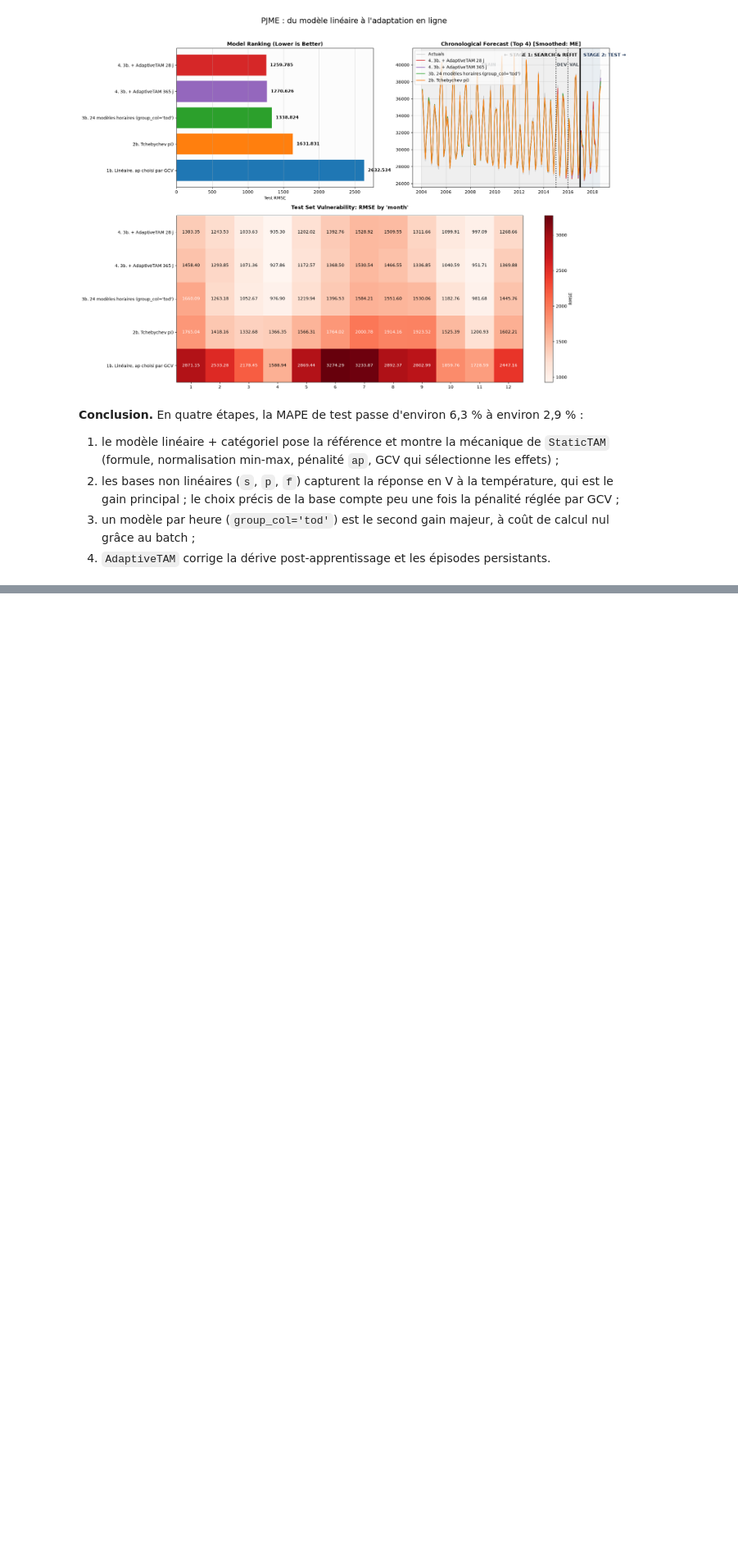
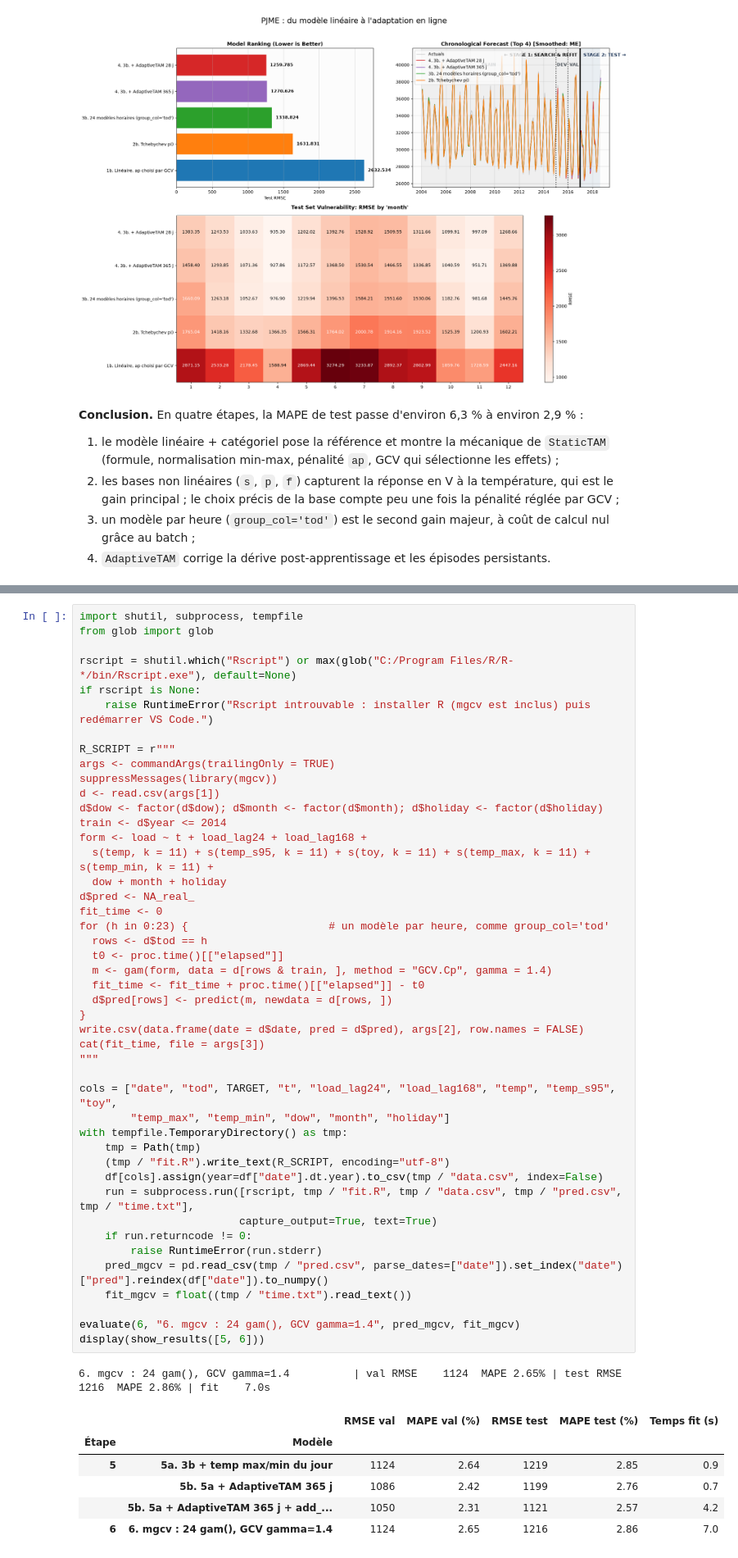
Before and after one commit to baptistebarraque/stattam-lab, a Jupyter notebook: tam_on_pjm.ipynb, the cells around one changed output, grey strips where cells are left out. Shown at 82% size. Drawn from its saved outputs; the diff is of its cells as text; blank space fills up the shorter version.

Commit message:
comparison with R mgcv

```diff
--- a/tam_on_pjm.ipynb
+++ b/tam_on_pjm.ipynb
@@ -761,0 +843,53 @@ plot_benchmark_dashboard(
+# %%
+import shutil, subprocess, tempfile
+from glob import glob
+
+rscript = shutil.which("Rscript") or max(glob("C:/Program Files/R/R-*/bin/Rscript.exe"), default=None)
+if rscript is None:
+    raise RuntimeError("Rscript introuvable : installer R (mgcv est inclus) puis redémarrer VS Code.")
+
+R_SCRIPT = r"""
+args <- commandArgs(trailingOnly = TRUE)
+suppressMessages(library(mgcv))
+d <- read.csv(args[1])
+d$dow <- factor(d$dow); d$month <- factor(d$month); d$holiday <- factor(d$holiday)
+train <- d$year <= 2014
+form <- load ~ t + load_lag24 + load_lag168 +
+  s(temp, k = 11) + s(temp_s95, k = 11) + s(toy, k = 11) + s(temp_max, k = 11) + s(temp_min, k = 11) +
+  dow + month + holiday
+d$pred <- NA_real_
+fit_time <- 0
+for (h in 0:23) {                      # un modèle par heure, comme group_col='tod'
+  rows <- d$tod == h
+  t0 <- proc.time()[["elapsed"]]
+  m <- gam(form, data = d[rows & train, ], method = "GCV.Cp", gamma = 1.4)
+  fit_time <- fit_time + proc.time()[["elapsed"]] - t0
+  d$pred[rows] <- predict(m, newdata = d[rows, ])
+}
+write.csv(data.frame(date = d$date, pred = d$pred), args[2], row.names = FALSE)
+cat(fit_time, file = args[3])
+"""
+
+cols = ["date", "tod", TARGET, "t", "load_lag24", "load_lag168", "temp", "temp_s95", "toy",
+        "temp_max", "temp_min", "dow", "month", "holiday"]
+with tempfile.TemporaryDirectory() as tmp:
+    tmp = Path(tmp)
+    (tmp / "fit.R").write_text(R_SCRIPT, encoding="utf-8")
+    df[cols].assign(year=df["date"].dt.year).to_csv(tmp / "data.csv", index=False)
+    run = subprocess.run([rscript, tmp / "fit.R", tmp / "data.csv", tmp / "pred.csv", tmp / "time.txt"],
+                         capture_output=True, text=True)
+    if run.returncode != 0:
+        raise RuntimeError(run.stderr)
+    pred_mgcv = pd.read_csv(tmp / "pred.csv", parse_dates=["date"]).set_index("date")["pred"].reindex(df["date"]).to_numpy()
+    fit_mgcv = float((tmp / "time.txt").read_text())
+
+evaluate(6, "6. mgcv : 24 gam(), GCV gamma=1.4", pred_mgcv, fit_mgcv)
+display(show_results([5, 6]))
+# %% [output]
+6. mgcv : 24 gam(), GCV gamma=1.4          | val RMSE    1124  MAPE 2.65% | test RMSE    1216  MAPE 2.86% | fit    7.0s
+|  |  | RMSE val | MAPE val (%) | RMSE test | MAPE test (%) | Temps fit (s) |
+| Étape | Modèle |  |  |  |  |  |
+| 5 | 5a. 3b + temp max/min du jour | 1124 | 2.64 | 1219 | 2.85 | 0.9 |
+|  | 5b. 5a + AdaptiveTAM 365 j | 1086 | 2.42 | 1199 | 2.76 | 0.7 |
+|  | 5b. 5a + AdaptiveTAM 365 j + add_... | 1050 | 2.31 | 1121 | 2.57 | 4.2 |
+| 6 | 6. mgcv : 24 gam(), GCV gamma=1.4 | 1124 | 2.65 | 1216 | 2.86 | 7.0 |
```
Also changed, not shown: parts of 11 cells of this notebook.
